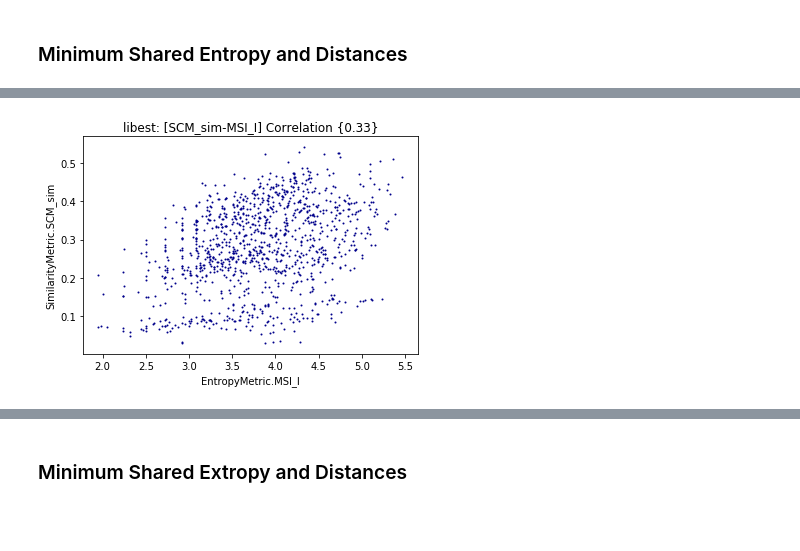
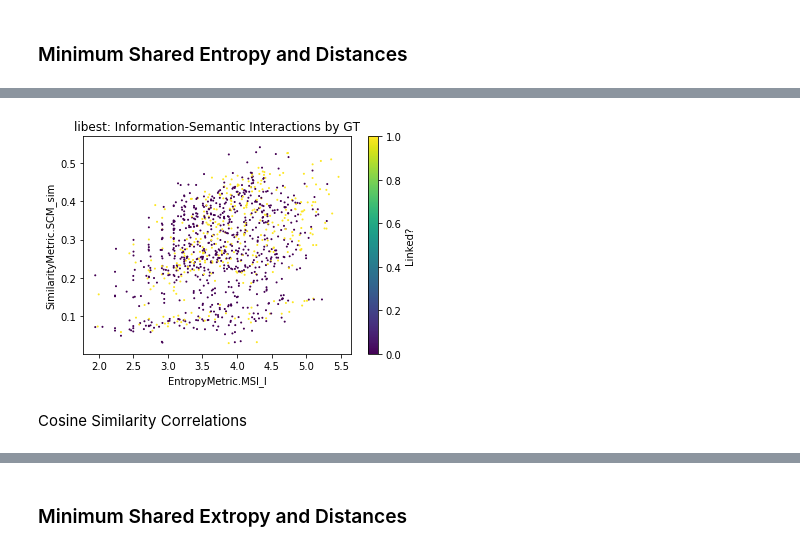
Before and after one commit to WM-SEMERU/ds4se, a Jupyter notebook: nbs/9.0_ds.prediction.eval.traceability.ipynb, the cells around one changed output, grey strips where cells are left out. Cells and saved outputs as stored; diff of their text form; code cells hidden in the pictures; blank space fills up the shorter version.

```diff
--- a/nbs/9.0_ds.prediction.eval.traceability.ipynb
+++ b/nbs/9.0_ds.prediction.eval.traceability.ipynb
@@ -440,8 +510,15 @@ manifoldEntropy.minimum_shared_entropy(dist=SimilarityMetric.SCM_sim)
 [figure]
-# %%
-manifoldEntropy.minimum_shared_entropy(dist=SimilarityMetric.SCM_sim)
-# %% [output]
-[figure, removed]
+# %%
+#Correlations by GroundTruth
+manifoldEntropy.composable_shared_plot(
+                        manifold_x = EntropyMetric.MSI_I,
+                        manifold_y = SimilarityMetric.SCM_sim,
+                        dist = 'Linked?',
+                        ground = True)
+# %% [output]
+[figure, added]
+# %% [markdown]
+Cosine Similarity Correlations
 # %%
 manifoldEntropy.minimum_shared_entropy(dist=SimilarityMetric.COS_sim)
 # %% [output]
```
Also changed, not shown: parts of 32 cells of this notebook, 2 other files.
